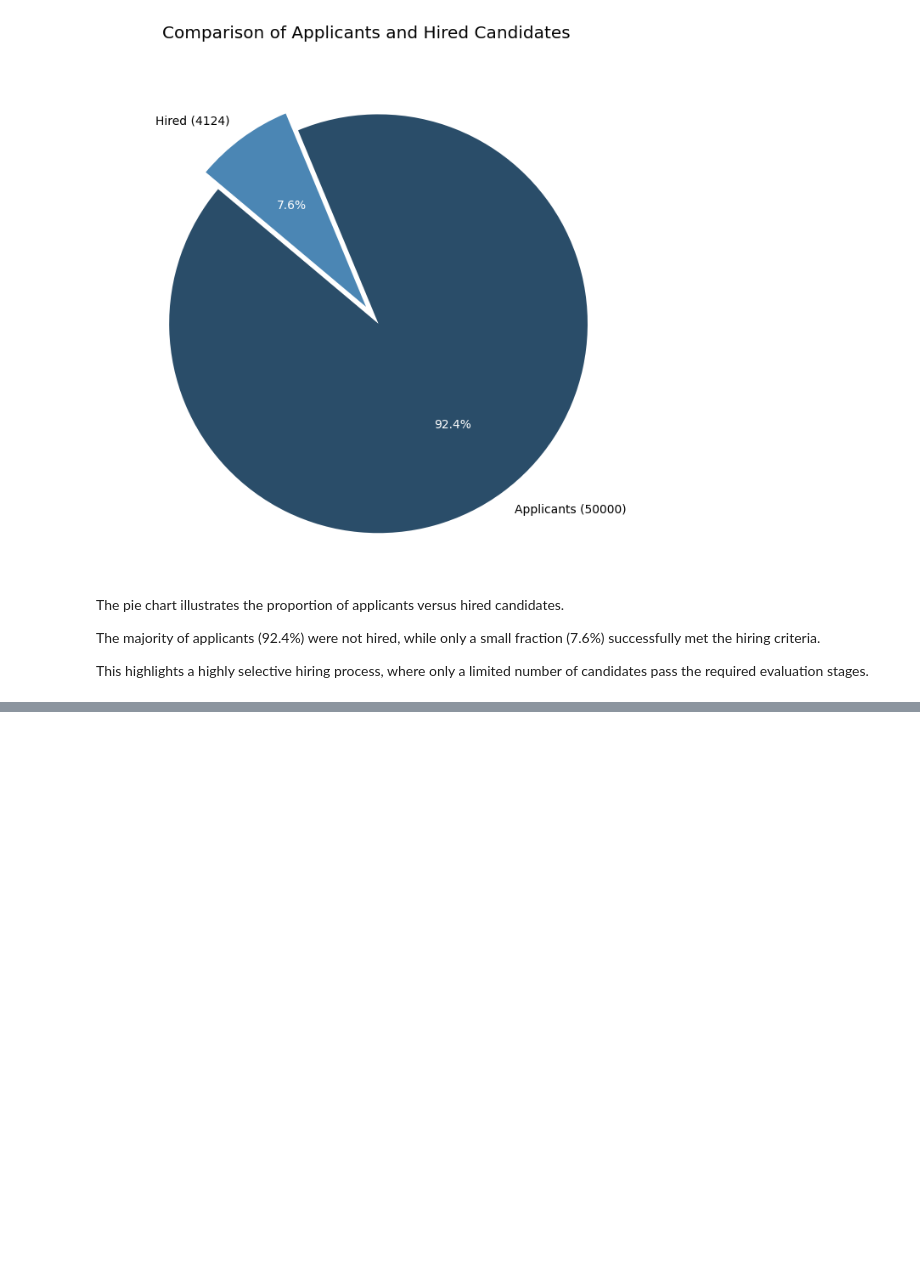
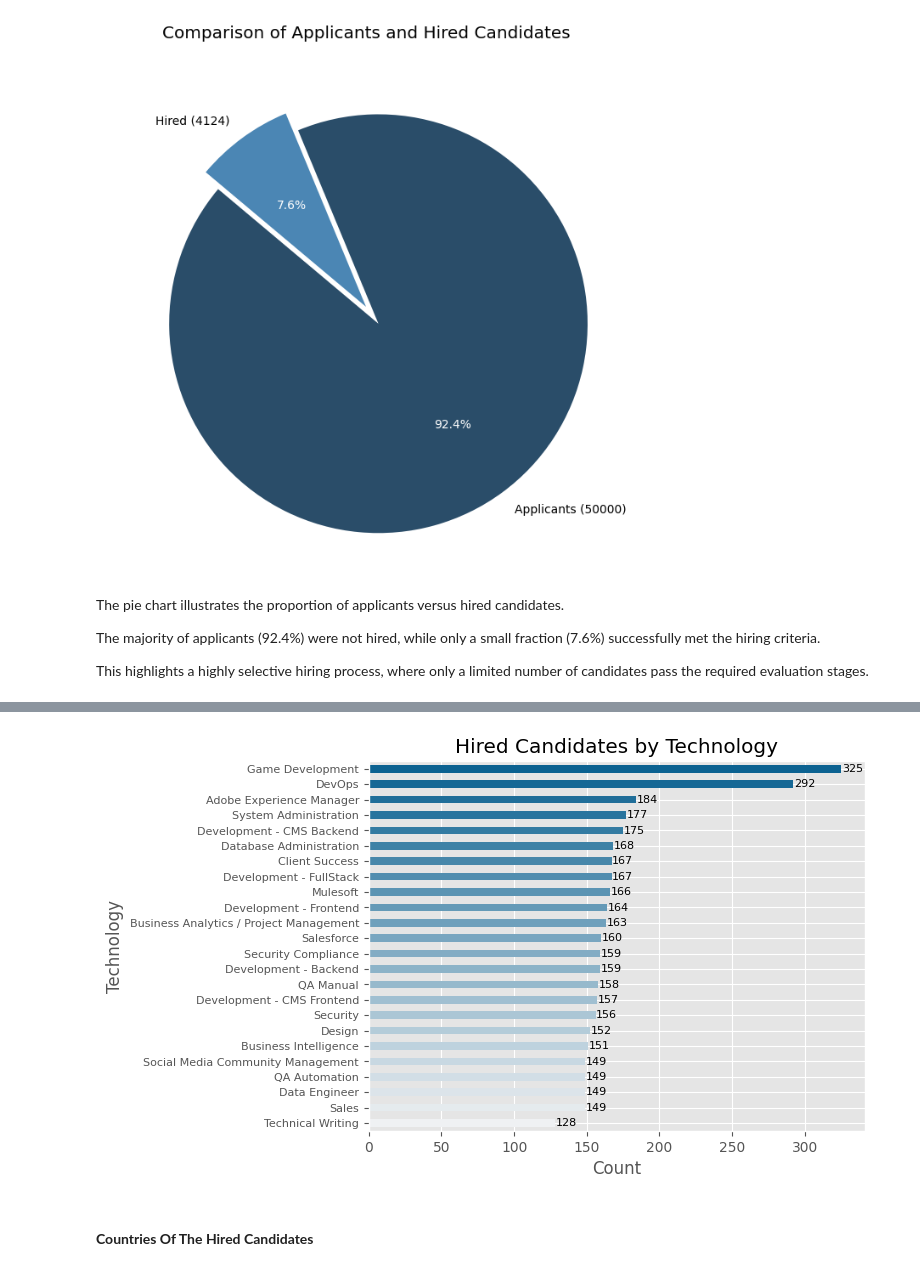
Before and after one commit to SEBASBELMOS/workshop-001, a Jupyter notebook: notebooks/02_EDA-candidates.ipynb, the cells around one changed output, grey strips where cells are left out. Cells and saved outputs as stored; diff of their text form; code cells hidden in the pictures; blank space fills up the shorter version.

```diff
--- a/notebooks/02_EDA-candidates.ipynb
+++ b/notebooks/02_EDA-candidates.ipynb
@@ -363,0 +366,3 @@ This highlights a highly selective hiring process, where only a limited number o
+# %%
+df_technology_count = (df_hired.groupby('technology').size().sort_values(ascending=False))
+df_technology_count
@@ -363,0 +395,23 @@ This highlights a highly selective hiring process, where only a limited number o
+# %%
+def color_palette(df):
+    n_colors = len(df)
+    return sns.color_palette("light:#0C6291", n_colors=n_colors)
+
+df_technology_count = df_technology_count.sort_values()
+
+df_technology_count.plot(kind='barh', color=color_palette(df_technology_count))
+
+plt.xlabel('Count')
+plt.ylabel('Technology')
+plt.title('Hired Candidates by Technology')
+
+plt.yticks(fontsize=8)
+
+for index, value in enumerate(df_technology_count):
+    plt.text(value + 0.5, index, str(value), va='center', fontsize=8)
+
+plt.show()
+# %% [output]
+[figure, added]
+# %% [markdown]
+#### **Countries Of The Hired Candidates**
```
Also changed, not shown: parts of 13 cells of this notebook.
